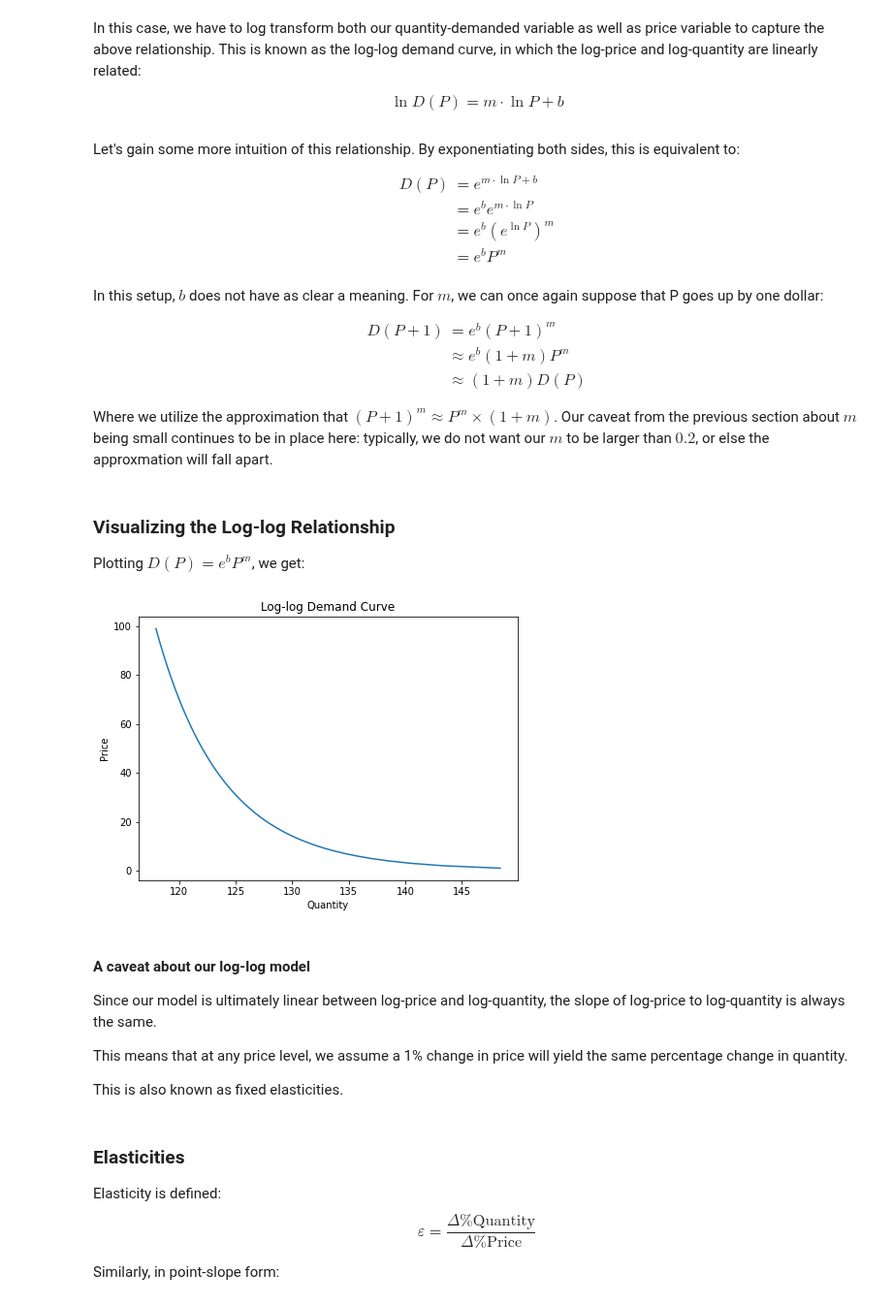
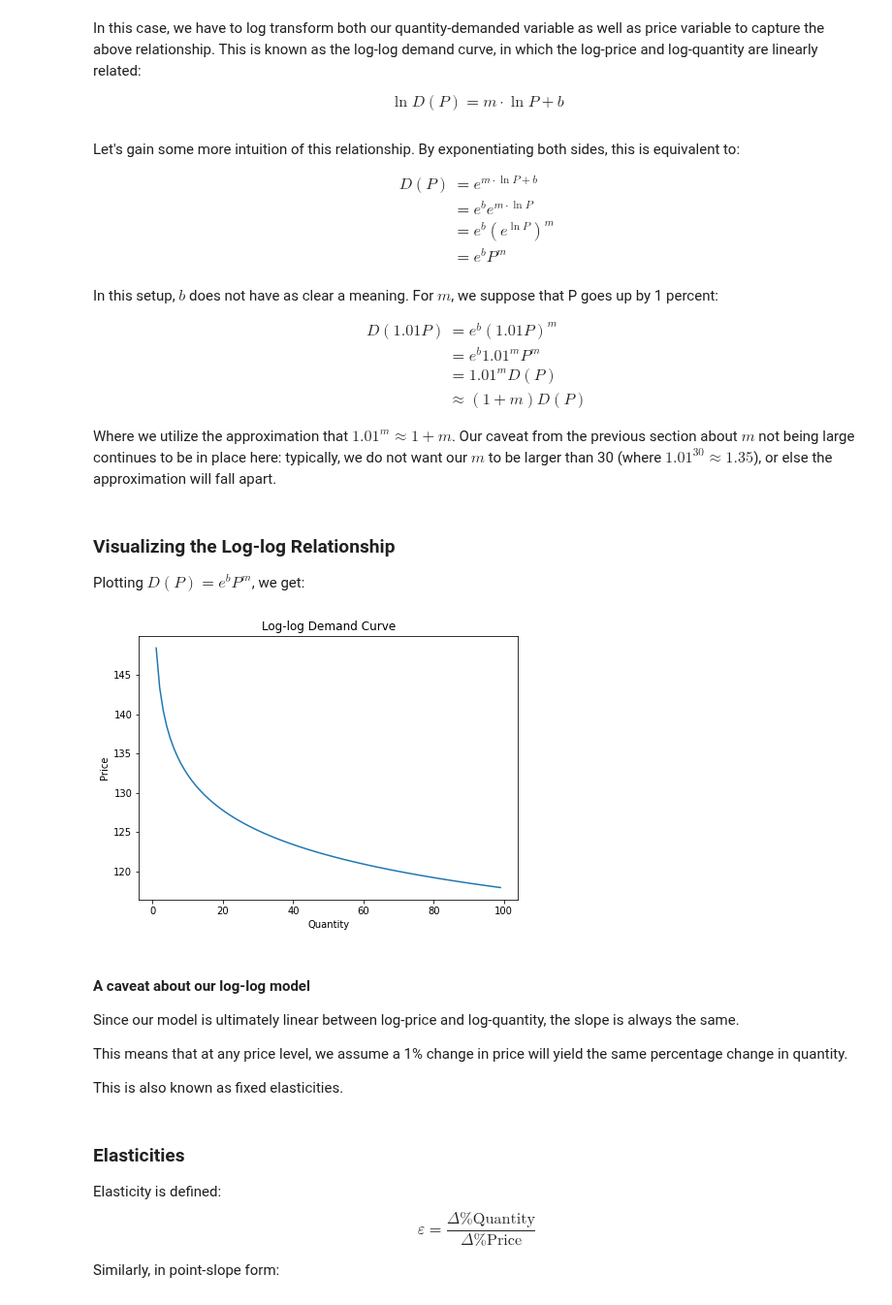
Before and after one commit to data-88e/sp22-student, a Jupyter notebook: lec/lec02/slides-pt2.ipynb, the cells around one changed output. Shown at 97% size. Drawn from its saved outputs; the diff is of its cells as text; code cells hidden in the pictures.

```diff
--- a/lec/lec02/slides-pt2.ipynb
+++ b/lec/lec02/slides-pt2.ipynb
@@ -298,33 +297,34 @@ D(P) &= e^{m\cdot\ln{P} + b}\\
 &= e^bP^m \\
 \end{align*}$$
 
-In this setup, $b$ does not have as clear a meaning. For $m$, we can once again suppose that P goes up by one dollar:
+In this setup, $b$ does not have as clear a meaning. For $m$, we suppose that P goes up by 1 percent:
 
 $$\begin{align*}
-D(P+1) &= e^b(P+1)^m \\
-&\approx e^b (1+m)P^m\\
+D(1.01P) &= e^b(1.01P)^m \\
+&= e^b 1.01^m P^m\\
+&= 1.01^m D(P) \\
 &\approx (1+m) D(P)
 \end{align*}$$
 
-Where we utilize the approximation that $(P+1)^m \approx P^m \times (1+m)$. Our caveat from the previous section about $m$ being small continues to be in place here: typically, we do not want our $m$ to be larger than $0.2$, or else the approxmation will fall apart.
+Where we utilize the approximation that $1.01^m \approx 1+m$. Our caveat from the previous section about $m$ not being large continues to be in place here: typically, we do not want our $m$ to be larger than 30 (where $1.01^{30}\approx 1.35$), or else the approximation will fall apart.
 # %% [markdown]
 ### Visualizing the Log-log Relationship
 Plotting $D(P) = e^bP^m$, we get:
 # %%
 m = -0.05
 b = 5
-price = np.arange(0,100)
-quantity = (price ** m) * (np.e ** b)
+x = np.arange(0,100)
+y = (x ** m) * (np.e ** b)
 plt.figure(figsize=(7,5))
-plt.plot(quantity, price)
+plt.plot(x, y)
 plt.xlabel('Quantity')
 plt.ylabel('Price')
 plt.title('Log-log Demand Curve');
 # %% [output]
-[figure, old version]
+[figure, new version]
 # %% [markdown]
 #### A caveat about our log-log model
-Since our model is ultimately linear between log-price and log-quantity, the slope of log-price to log-quantity is always the same.
+Since our model is ultimately linear between log-price and log-quantity, the slope is always the same.
 
 This means that at any price level, we assume a 1% change in price will yield the same percentage change in quantity.
 
```
Also changed, not shown: parts of 9 cells of this notebook.
